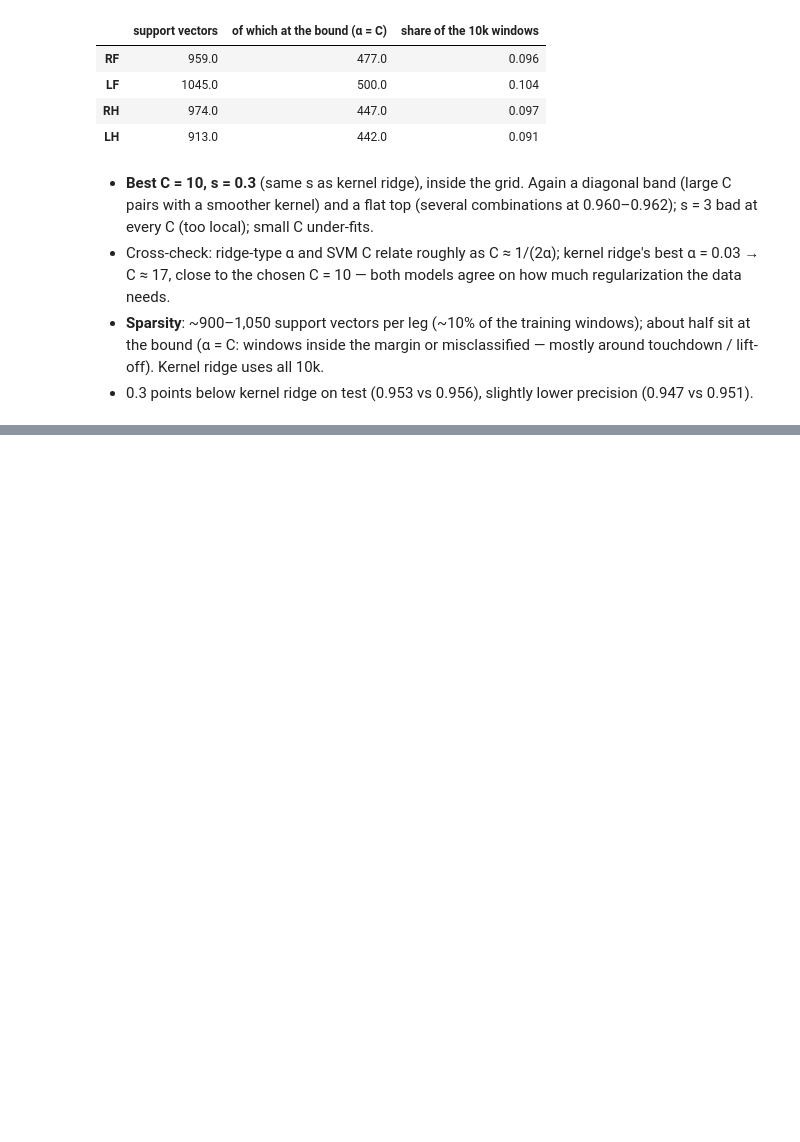
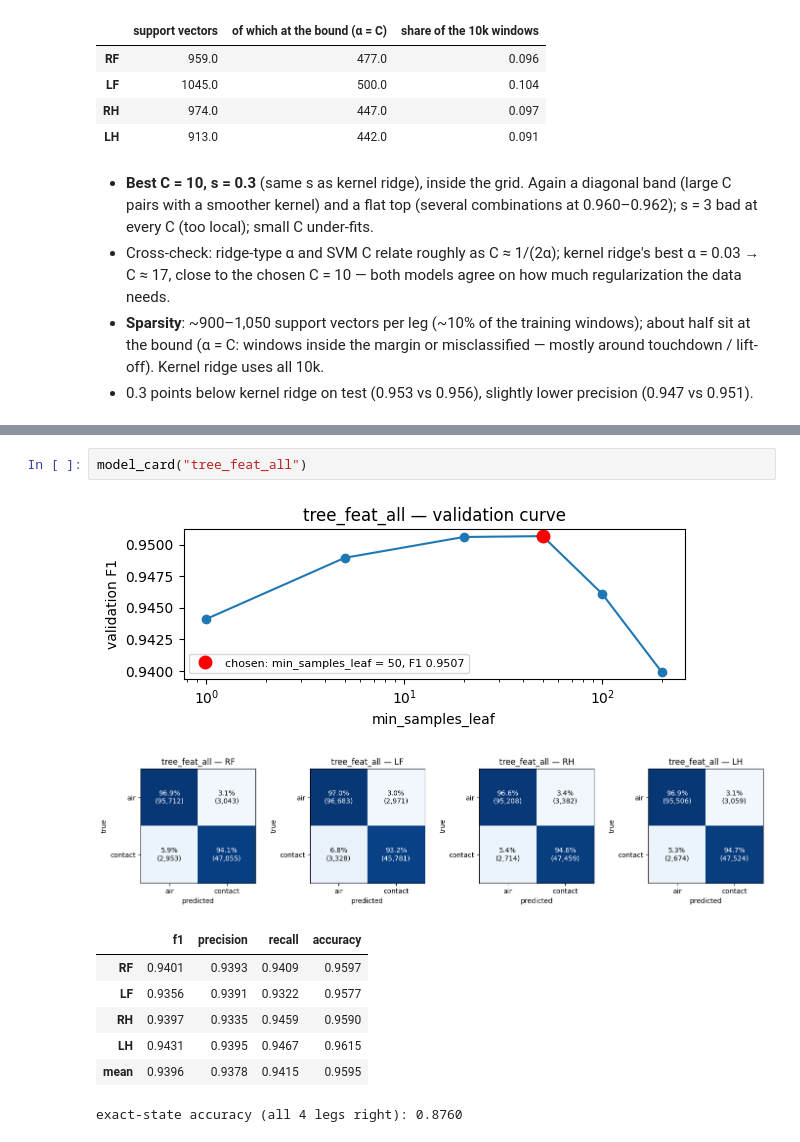
Before and after one commit to FilippoGorini/ML2_project, a Jupyter notebook: notebooks/02_results.ipynb, the cells around one changed output, grey strips where cells are left out. Saved outputs shown, nothing was run; the diff lists cells and outputs as text; blank space fills up the shorter version.

```diff
--- a/notebooks/02_results.ipynb
+++ b/notebooks/02_results.ipynb
@@ -718,0 +897,12 @@ pd.DataFrame({leg: {"support vectors": int(s.n_support_.sum()),
+# %%
+model_card("tree_feat_all")
+# %% [output]
+[figure, added]
+[figure, added]
+|  | f1 | precision | recall | accuracy |
+| RF | 0.9401 | 0.9393 | 0.9409 | 0.9597 |
+| LF | 0.9356 | 0.9391 | 0.9322 | 0.9577 |
+| RH | 0.9397 | 0.9335 | 0.9459 | 0.9590 |
+| LH | 0.9431 | 0.9395 | 0.9467 | 0.9615 |
+| mean | 0.9396 | 0.9378 | 0.9415 | 0.9595 |
+exact-state accuracy (all 4 legs right): 0.8760
```
Also changed, not shown: parts of 35 cells of this notebook, 11 other files.
